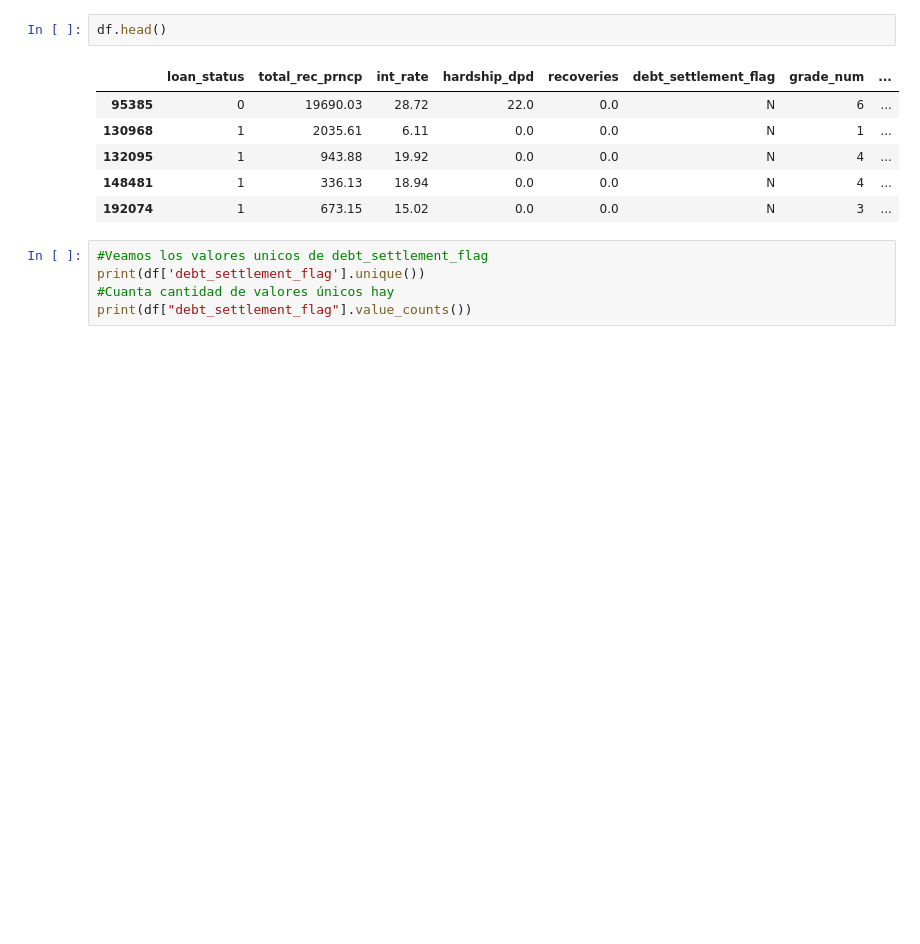
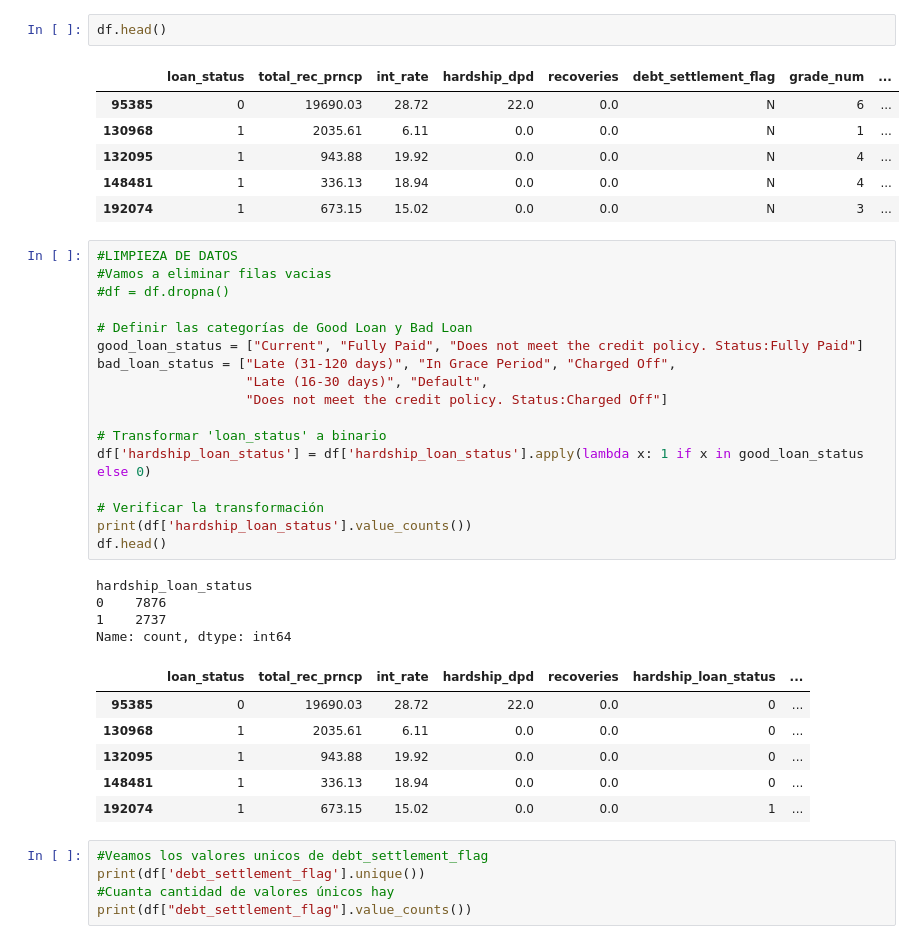
Before and after one commit to mro339/tfg, a Jupyter notebook: modeloRandomForest.ipynb, the cells around one changed output. Drawn from its saved outputs; the diff is of its cells as text; blank space fills up the shorter version.

```diff
--- a/modeloRandomForest.ipynb
+++ b/modeloRandomForest.ipynb
@@ -725,6 +739,34 @@ df.head()
 | 132095 | 1 | 943.88 | 19.92 | 0.0 | 0.0 | N | 4 | ... |
 | 148481 | 1 | 336.13 | 18.94 | 0.0 | 0.0 | N | 4 | ... |
 | 192074 | 1 | 673.15 | 15.02 | 0.0 | 0.0 | N | 3 | ... |
+# %%
+#LIMPIEZA DE DATOS
+#Vamos a eliminar filas vacias
+#df = df.dropna()
+
+# Definir las categorías de Good Loan y Bad Loan
+good_loan_status = ["Current", "Fully Paid", "Does not meet the credit policy. Status:Fully Paid"]
+bad_loan_status = ["Late (31-120 days)", "In Grace Period", "Charged Off",
+                   "Late (16-30 days)", "Default",
+                   "Does not meet the credit policy. Status:Charged Off"]
+
+# Transformar 'loan_status' a binario
+df['hardship_loan_status'] = df['hardship_loan_status'].apply(lambda x: 1 if x in good_loan_status else 0)
+
+# Verificar la transformación
+print(df['hardship_loan_status'].value_counts())
+df.head()
+# %% [output]
+hardship_loan_status
+0    7876
+1    2737
+Name: count, dtype: int64
+|  | loan_status | total_rec_prncp | int_rate | hardship_dpd | recoveries | hardship_loan_status | ... |
+| 95385 | 0 | 19690.03 | 28.72 | 22.0 | 0.0 | 0 | ... |
+| 130968 | 1 | 2035.61 | 6.11 | 0.0 | 0.0 | 0 | ... |
+| 132095 | 1 | 943.88 | 19.92 | 0.0 | 0.0 | 0 | ... |
+| 148481 | 1 | 336.13 | 18.94 | 0.0 | 0.0 | 0 | ... |
+| 192074 | 1 | 673.15 | 15.02 | 0.0 | 0.0 | 1 | ... |
 # %%
 #Veamos los valores unicos de debt_settlement_flag
 print(df['debt_settlement_flag'].unique())
```
Also changed, not shown: parts of 18 cells of this notebook, 9 other files.
